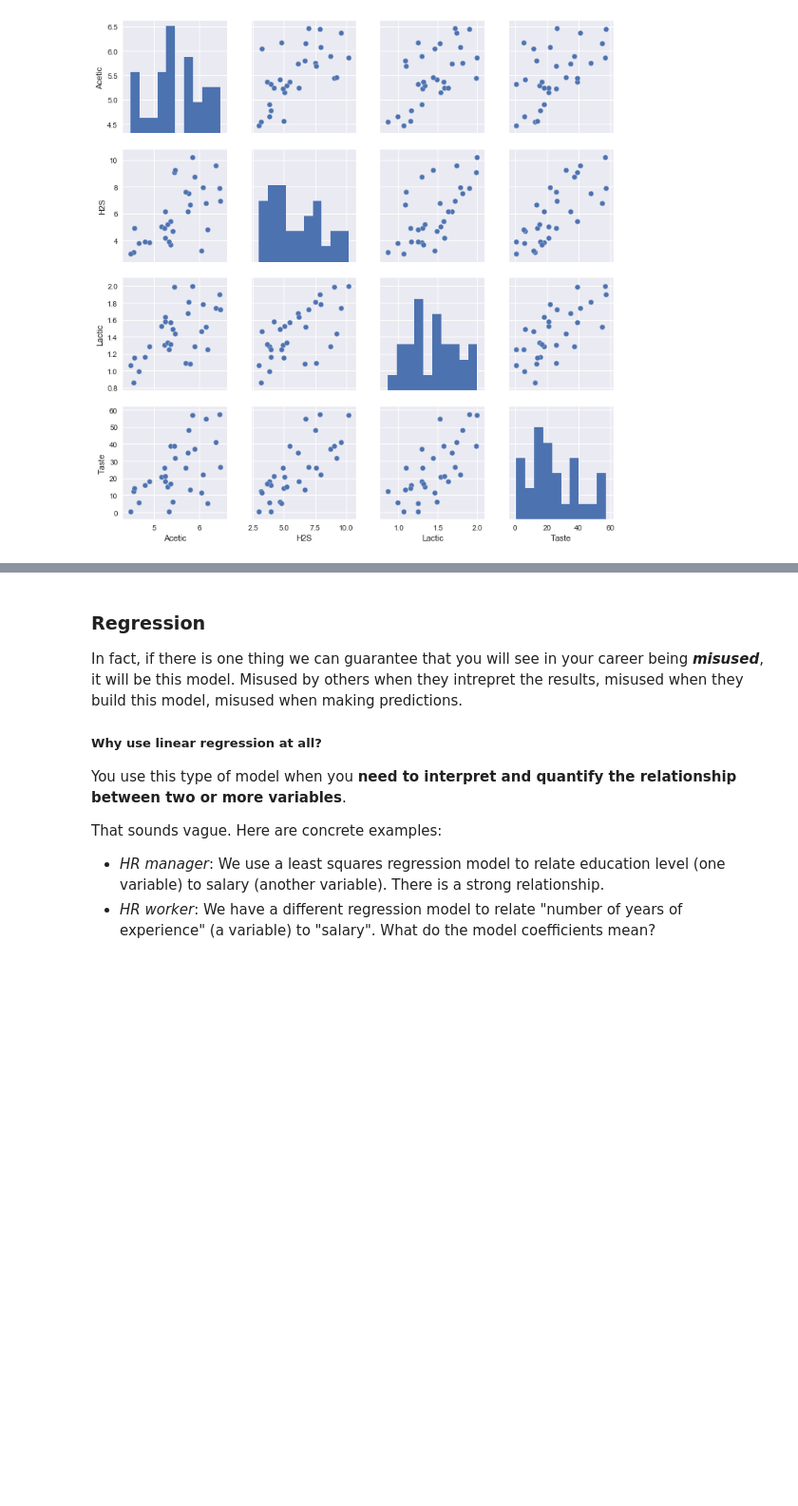
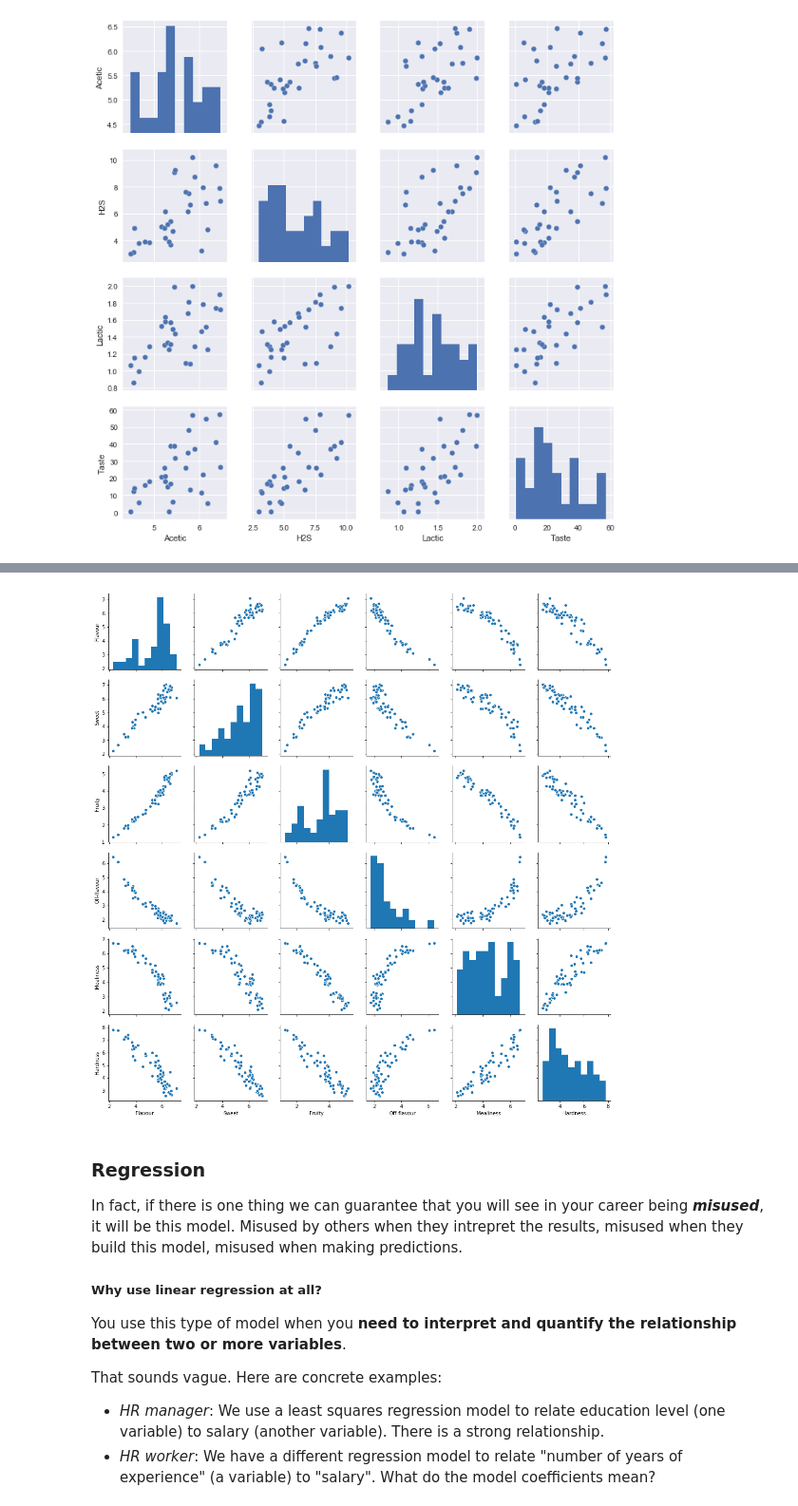
Before and after one commit to kgdunn/python-basic-notebooks, a Jupyter notebook: Module-10-interactive.ipynb, the cells around one changed output, grey strips where cells are left out. Shown at 95% size. Drawn from its saved outputs; the diff is of its cells as text; code cells hidden in the pictures; blank space fills up the shorter version.

```diff
--- a/Module-10-interactive.ipynb
+++ b/Module-10-interactive.ipynb
@@ -585,3 +623,12 @@ grades = pd.read_csv('https://openmv.net/file/unlimited-time-test.csv')
+# %%
+import pandas as pd
+import seaborn as sns
+peas = pd.read_csv('https://openmv.net/file/peas.csv')
+judges = peas.loc[:, 'Flavour': 'Hardness']
+sns.pairplot(judges);
+#judges.corr()
+# %% [output]
+[figure, added]
 # %% [markdown]
 ### Regression
 
```
Also changed, not shown: parts of 8 cells of this notebook.
